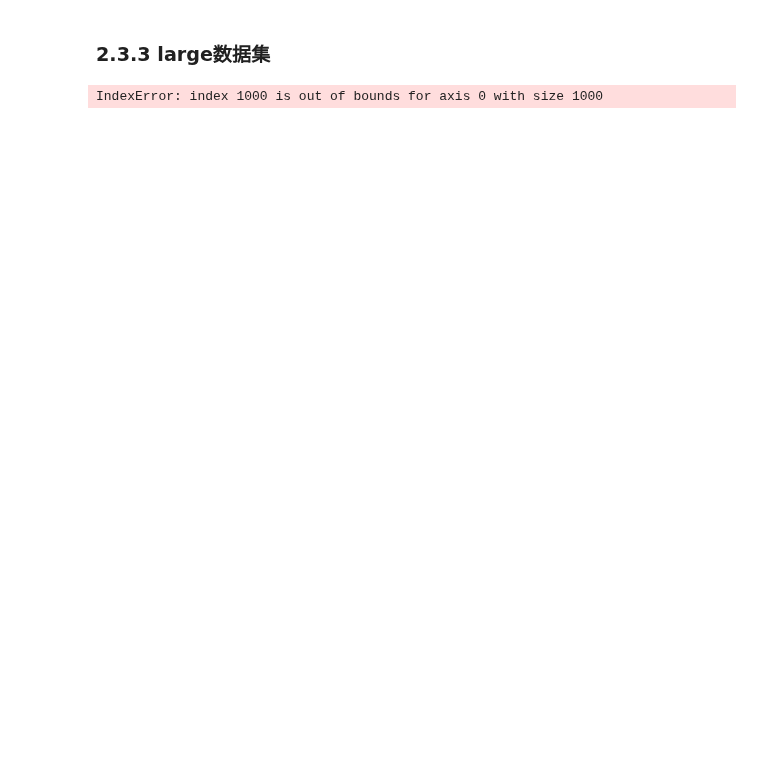
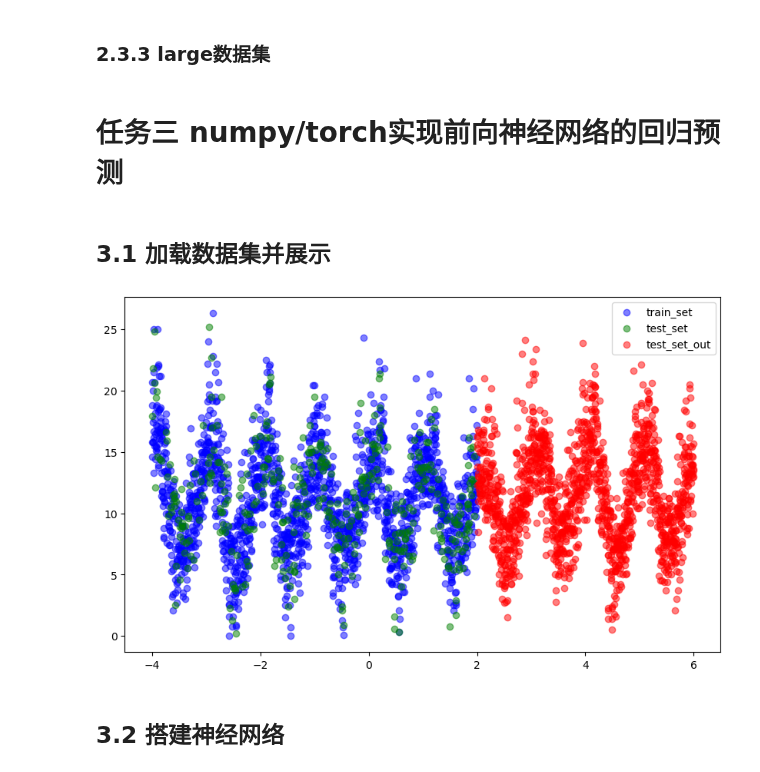
Before and after one commit to CoEric0/LJ_ai_task, a Jupyter notebook: exp003/exp003.ipynb, the cells around one changed output. Cells and saved outputs as stored; diff of their text form; code cells hidden in the pictures; blank space fills up the shorter version.

```diff
--- a/exp003/exp003.ipynb
+++ b/exp003/exp003.ipynb
@@ -582,27 +573,55 @@ The accuracy of validation dataset is 0.882
 # %% [markdown]
 ### 2.3.3 large数据集
 # %%
-# 网络基本结构
+# # 网络基本结构
 
 
-# 准备训练数据
-X = large_train_x
-X = np.array(X).reshape(-1, X.shape[1])
-Y = np.zeros((len(large_train_label), 10))
-for i in range(len(large_train_label)):
-    Y[i, large_train_label[i]] = 1
-Y = np.array(Y).reshape(-1, Y.shape[1])
+# # 准备训练数据
+# X = large_train_x
+# X = np.array(X).reshape(-1, X.shape[1])
+# Y = np.zeros((len(large_train_label), 10))
+# for i in range(len(large_train_label)):
+#     Y[i, large_train_label[i]] = 1
+# Y = np.array(Y).reshape(-1, Y.shape[1])
 
-# 训练
-params, cost_history = train(500, 0.001, nn_architecture)
-show_cost(cost_history)
+# # 训练
+# params, cost_history = train(X, Y, 300, 0.001, nn_architecture)
+# show_cost(cost_history)
 
-# 准备验证数据
-x_valid = large_val_x
-x_valid = np.array(x_valid).reshape(-1,x_valid.shape[1])
-y_valid = large_val_label
+# # 准备验证数据
+# x_valid = large_val_x
+# x_valid = np.array(x_valid).reshape(-1,x_valid.shape[1])
+# y_valid = large_val_label
 
-# 验证
-y_acc_result = acc_val(x_valid, y_valid, params, nn_architecture)
+# # 验证
+# y_acc_result = acc_val(x_valid, y_valid, params, 'large', nn_architecture)
-# %% [output]
-IndexError: index 1000 is out of bounds for axis 0 with size 1000
+# %% [markdown]
+# 任务三 numpy/torch实现前向神经网络的回归预测
+# %% [markdown]
+## 3.1 加载数据集并展示
+# %%
+# 加载数据集
+data_train = pd.read_csv('./回归-dataset/data_train.csv')
+data_valid = pd.read_csv('./回归-dataset/data_valid.csv')
+data_test = pd.read_csv('./回归-dataset/data_test.csv')
+
+# 分割原始训练集
+train_set = data_train.sample(n=1800, random_state=42) # 训练集（分布内）
+test_set = data_train.drop(train_set.index) # 测试集（分布内）
+
+# print(test_set['X'].values.shape)
+
+# 合并原始验证集和测试集
+test_set_out = pd.concat([data_valid, data_test], ignore_index=True) # 测试集（分布外）
+
+# plot
+plt.figure(figsize=(10, 6))
+plt.scatter(train_set['X'], train_set['Y'], c='blue', label='train_set', alpha=0.5)
+plt.scatter(test_set['X'], test_set['Y'], c='green', label='test_set', alpha=0.5)
+plt.scatter(test_set_out['X'], test_set_out['Y'], c='red', label='test_set_out', alpha=0.5)
+plt.legend()
+plt.show()
+# %% [output]
+[figure, added]
+# %% [markdown]
+## 3.2 搭建神经网络
```
Also changed, not shown: parts of 11 cells of this notebook.
